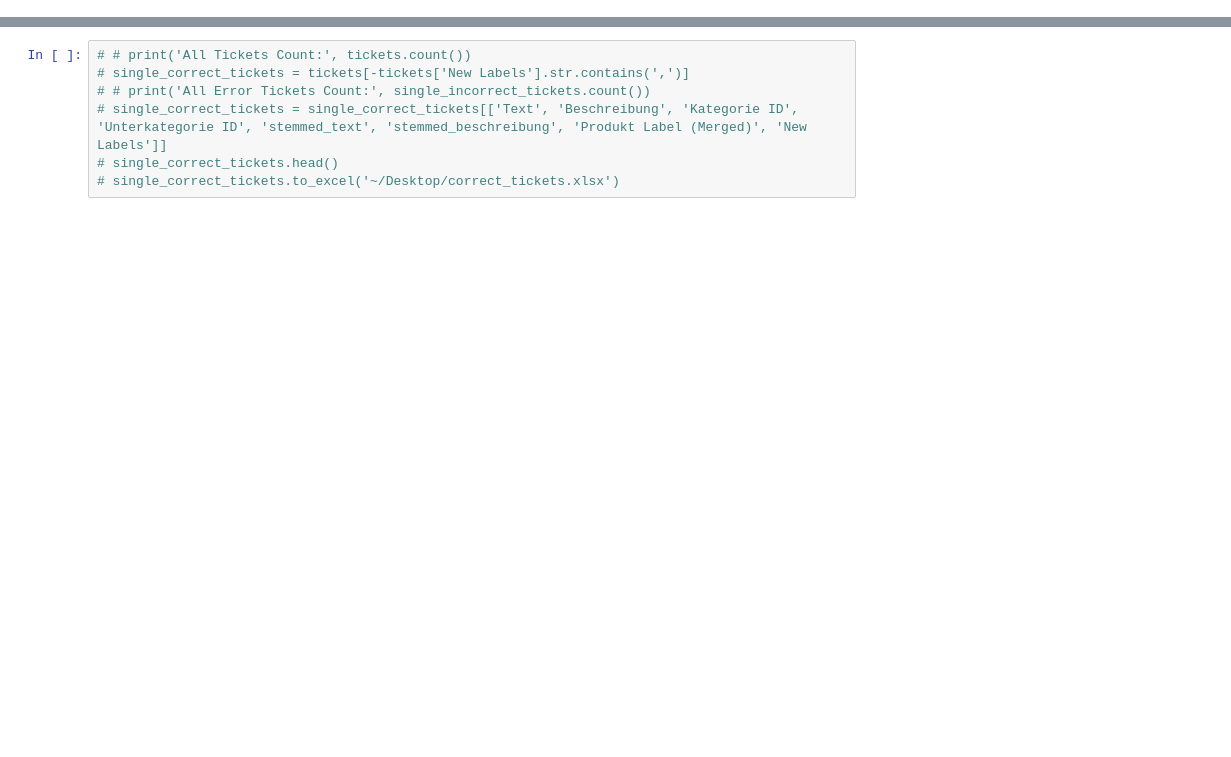
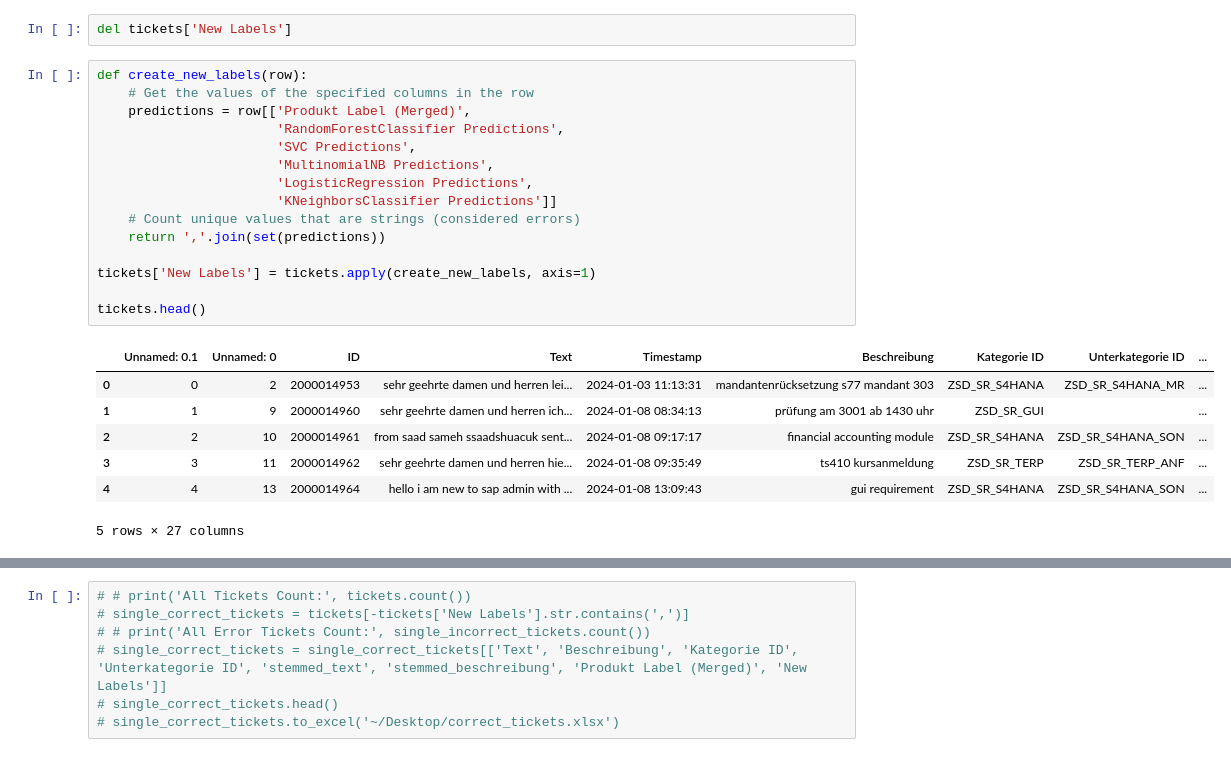
Before and after one commit to gitLSW/thesis, a Jupyter notebook: LSW Multilabel.ipynb, the cells around one changed output, grey strips where cells are left out. Cells and saved outputs as stored; diff of their text form; blank space fills up the shorter version.

```diff
--- a/LSW Multilabel.ipynb
+++ b/LSW Multilabel.ipynb
@@ -179,0 +41,25 @@ tickets.head()
+# %%
+del tickets['New Labels']
+# %%
+def create_new_labels(row):
+    # Get the values of the specified columns in the row
+    predictions = row[['Produkt Label (Merged)',
+                       'RandomForestClassifier Predictions',
+                       'SVC Predictions',
+                       'MultinomialNB Predictions',
+                       'LogisticRegression Predictions',
+                       'KNeighborsClassifier Predictions']]
+    # Count unique values that are strings (considered errors)
+    return ','.join(set(predictions))
+
+tickets['New Labels'] = tickets.apply(create_new_labels, axis=1)
+
+tickets.head()
+# %% [output]
+|  | Unnamed: 0.1 | Unnamed: 0 | ID | Text | Timestamp | Beschreibung | Kategorie ID | Unterkategorie ID | ... |
+| 0 | 0 | 2 | 2000014953 | sehr geehrte damen und herren lei... | 2024-01-03 11:13:31 | mandantenrücksetzung s77 mandant 303 | ZSD_SR_S4HANA | ZSD_SR_S4HANA_MR | ... |
+| 1 | 1 | 9 | 2000014960 | sehr geehrte damen und herren ich... | 2024-01-08 08:34:13 | prüfung am 3001 ab 1430 uhr | ZSD_SR_GUI |  | ... |
+| 2 | 2 | 10 | 2000014961 | from saad sameh ssaadshuacuk sent... | 2024-01-08 09:17:17 | financial accounting module | ZSD_SR_S4HANA | ZSD_SR_S4HANA_SON | ... |
+| 3 | 3 | 11 | 2000014962 | sehr geehrte damen und herren hie... | 2024-01-08 09:35:49 | ts410 kursanmeldung | ZSD_SR_TERP | ZSD_SR_TERP_ANF | ... |
+| 4 | 4 | 13 | 2000014964 | hello i am new to sap admin with ... | 2024-01-08 13:09:43 | gui requirement | ZSD_SR_S4HANA | ZSD_SR_S4HANA_SON | ... |
+5 rows × 27 columns
```
Also changed, not shown: parts of 10 cells of this notebook.
